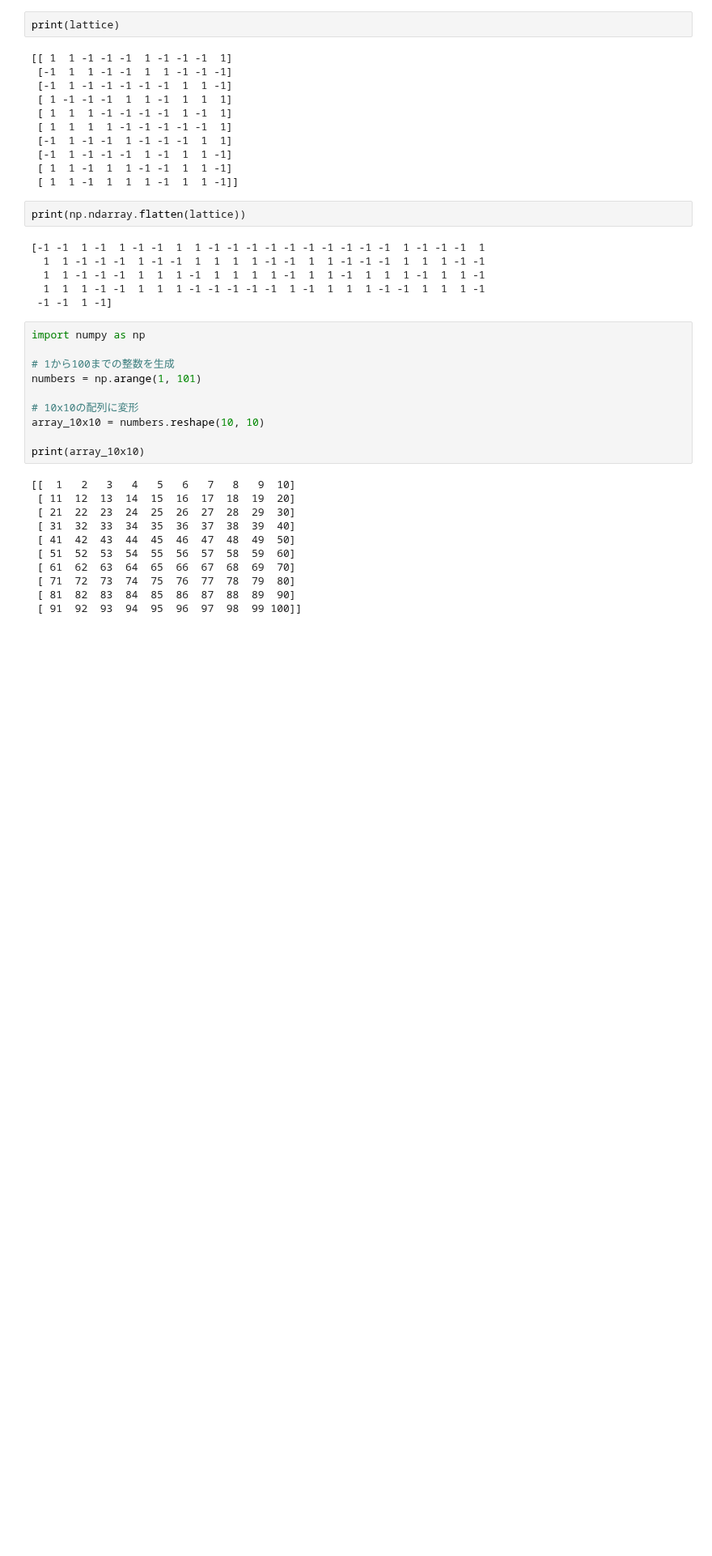
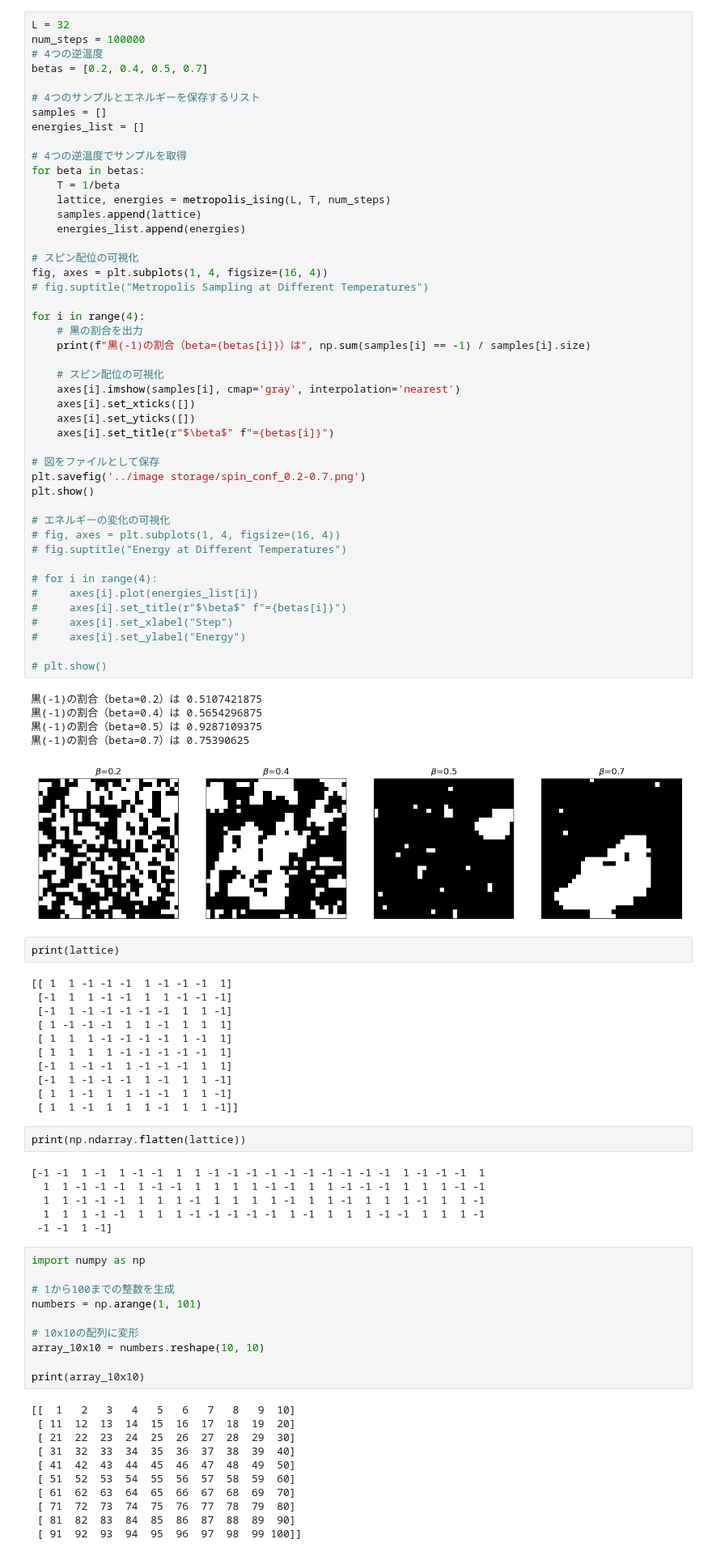
Before and after one commit to Chansuga/Master-s_thesis, a Jupyter notebook: Paper_Tomiya_Tanaka/archive/Ising_samp_v2.ipynb, the cells around one changed output. Shown at 81% size. Cells and saved outputs as stored; diff of their text form; blank space fills up the shorter version.

```diff
--- a/Paper_Tomiya_Tanaka/archive/Ising_samp_v2.ipynb
+++ b/Paper_Tomiya_Tanaka/archive/Ising_samp_v2.ipynb
@@ -67,3 +71,55 @@ plt.show()
+# %%
+L = 32
+num_steps = 100000
+# 4つの逆温度
+betas = [0.2, 0.4, 0.5, 0.7]
+
+# 4つのサンプルとエネルギーを保存するリスト
+samples = []
+energies_list = []
+
+# 4つの逆温度でサンプルを取得
+for beta in betas:
+    T = 1/beta
+    lattice, energies = metropolis_ising(L, T, num_steps)
+    samples.append(lattice)
+    energies_list.append(energies)
+
+# スピン配位の可視化
+fig, axes = plt.subplots(1, 4, figsize=(16, 4))
+# fig.suptitle("Metropolis Sampling at Different Temperatures")
+
+for i in range(4):
+    # 黒の割合を出力
+    print(f"黒(-1)の割合（beta={betas[i]}）は", np.sum(samples[i] == -1) / samples[i].size)
+
+    # スピン配位の可視化
+    axes[i].imshow(samples[i], cmap='gray', interpolation='nearest')
+    axes[i].set_xticks([])
+    axes[i].set_yticks([])
+    axes[i].set_title(r"$\beta$" f"={betas[i]}")
+
+# 図をファイルとして保存
+plt.savefig('../image storage/spin_conf_0.2-0.7.png')
+plt.show()
+
+# エネルギーの変化の可視化
+# fig, axes = plt.subplots(1, 4, figsize=(16, 4))
+# fig.suptitle("Energy at Different Temperatures")
+
+# for i in range(4):
+#     axes[i].plot(energies_list[i])
+#     axes[i].set_title(r"$\beta$" f"={betas[i]}")
+#     axes[i].set_xlabel("Step")
+#     axes[i].set_ylabel("Energy")
+
+# plt.show()
+# %% [output]
+黒(-1)の割合（beta=0.2）は 0.5107421875
+黒(-1)の割合（beta=0.4）は 0.5654296875
+黒(-1)の割合（beta=0.5）は 0.9287109375
+黒(-1)の割合（beta=0.7）は 0.75390625
+[figure, added]
 # %%
 print(lattice)
 # %% [output]
```
Also changed, not shown: parts of 4 cells of this notebook, 16 other files.
